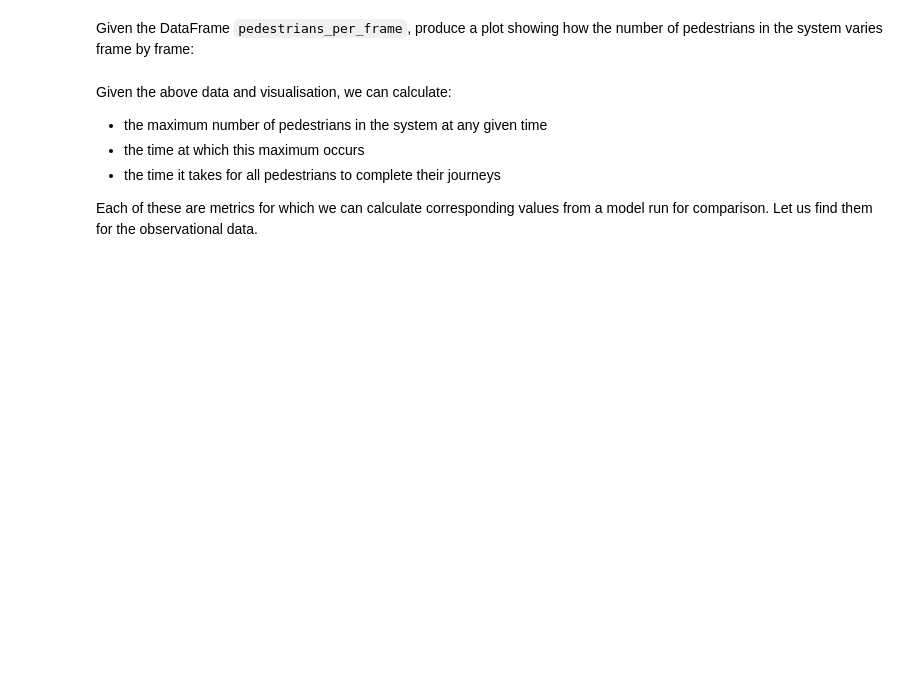
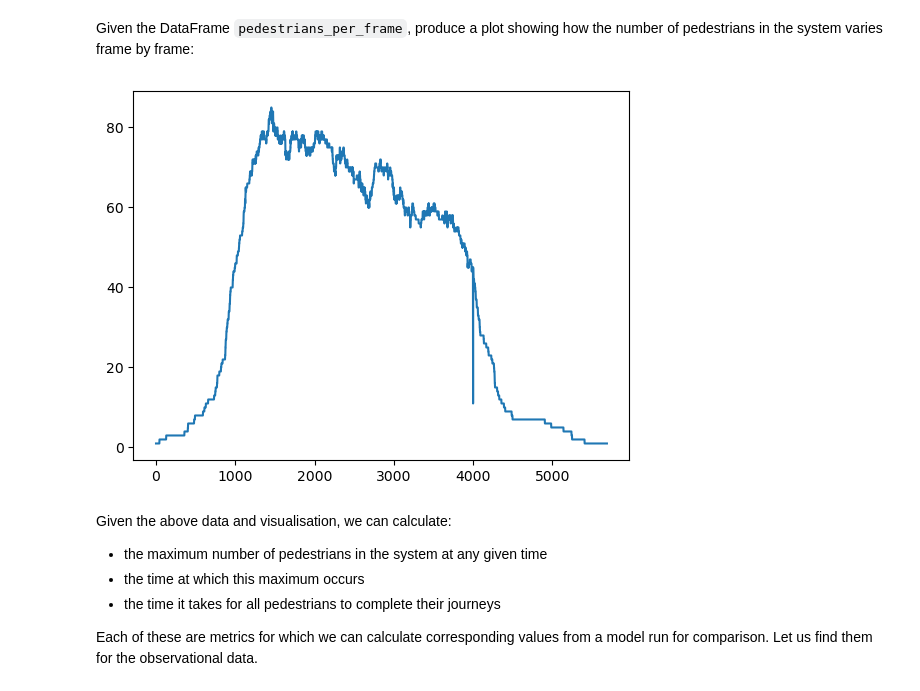
Before and after one commit to ksuchak1990/sense_practical, a Jupyter notebook: notebooks/3_birth_rate_calibration.ipynb, the cells around one changed output. Drawn from its saved outputs; the diff is of its cells as text; code cells hidden in the pictures; blank space fills up the shorter version.

```diff
--- a/notebooks/3_birth_rate_calibration.ipynb
+++ b/notebooks/3_birth_rate_calibration.ipynb
@@ -140,6 +154,13 @@ pedestrians_per_frame.head()
 Given the DataFrame `pedestrians_per_frame`, produce a plot showing how the number of pedestrians in the system varies frame by frame:
 # %%
 # Insert code here
+plt.figure()
+plt.plot(pedestrians_per_frame["frame"], pedestrians_per_frame["n_pedestrians"])
+plt.xlabel("Time (frames)")
+plt.ylabel("Number of active pedestrians")
+plt.show()
+# %% [output]
+[figure, added]
 # %% [markdown]
 Given the above data and visualisation, we can calculate:
 * the maximum number of pedestrians in the system at any given time
```
Also changed, not shown: parts of 12 cells of this notebook, 4 other files.
